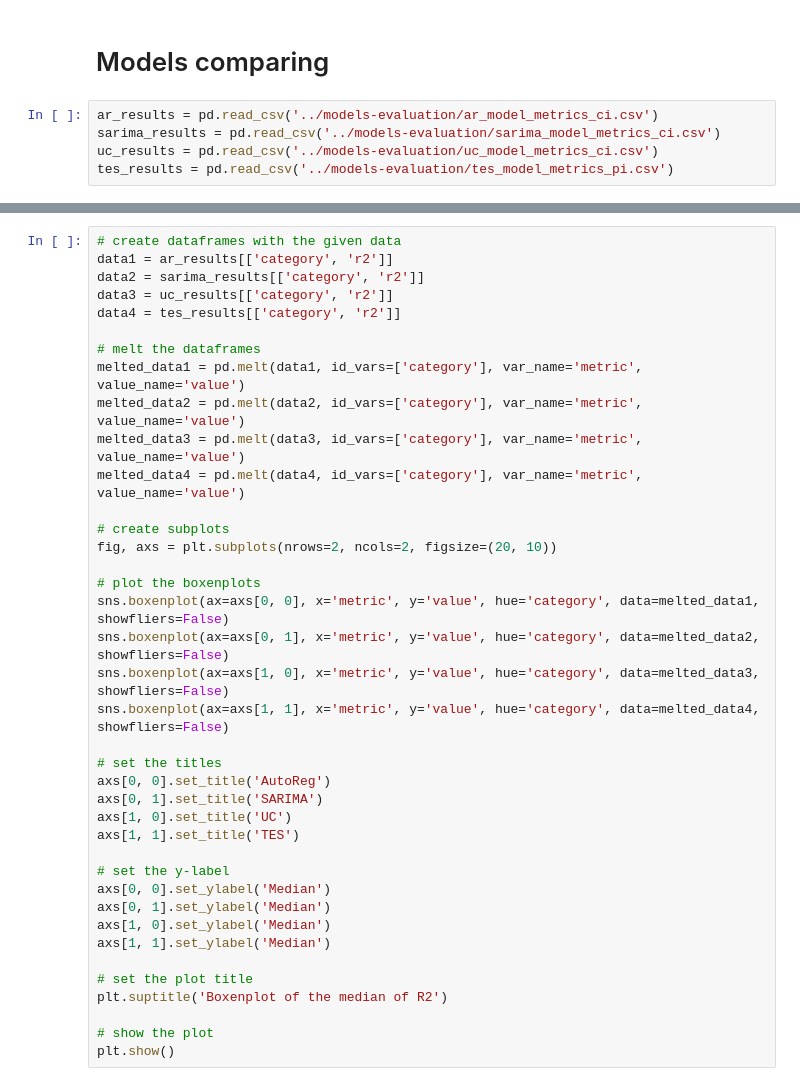
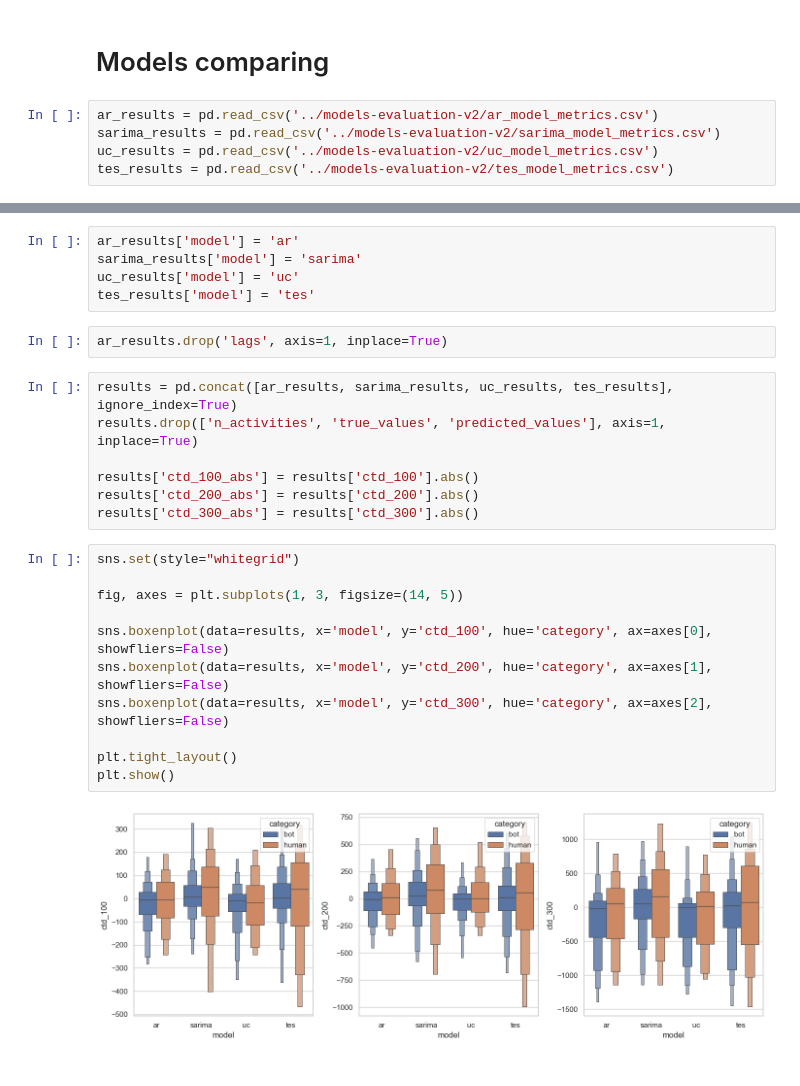
Before and after one commit to uhourri/GH-Bots-API, a Jupyter notebook: code/Models comparing using time sequences v2.ipynb, the cells around one changed output, grey strips where cells are left out. Saved outputs shown, nothing was run; the diff lists cells and outputs as text.

Commit message:
models comparing, activity types and repo clustering ..

```diff
--- a/code/Models comparing using time sequences v2.ipynb
+++ b/code/Models comparing using time sequences v2.ipynb
@@ -378,7 +413,7 @@ tes_results.to_csv('../models-evaluation/tes_model_metrics_pi.csv', index=False)
 # %% [markdown]
 # Models comparing
 # %%
-ar_results = pd.read_csv('../models-evaluation/ar_model_metrics_ci.csv')
-sarima_results = pd.read_csv('../models-evaluation/sarima_model_metrics_ci.csv')
-uc_results = pd.read_csv('../models-evaluation/uc_model_metrics_ci.csv')
-tes_results = pd.read_csv('../models-evaluation/tes_model_metrics_pi.csv')
+ar_results = pd.read_csv('../models-evaluation-v2/ar_model_metrics.csv')
+sarima_results = pd.read_csv('../models-evaluation-v2/sarima_model_metrics.csv')
+uc_results = pd.read_csv('../models-evaluation-v2/uc_model_metrics.csv')
+tes_results = pd.read_csv('../models-evaluation-v2/tes_model_metrics.csv')
@@ -463,39 +420,27 @@ plt.show()
-# %%
-# create dataframes with the given data
-data1 = ar_results[['category', 'r2']]
-data2 = sarima_results[['category', 'r2']]
-data3 = uc_results[['category', 'r2']]
-data4 = tes_results[['category', 'r2']]
-
-# melt the dataframes
-melted_data1 = pd.melt(data1, id_vars=['category'], var_name='metric', value_name='value')
-melted_data2 = pd.melt(data2, id_vars=['category'], var_name='metric', value_name='value')
-melted_data3 = pd.melt(data3, id_vars=['category'], var_name='metric', value_name='value')
-melted_data4 = pd.melt(data4, id_vars=['category'], var_name='metric', value_name='value')
-
-# create subplots
-fig, axs = plt.subplots(nrows=2, ncols=2, figsize=(20, 10))
-
-# plot the boxenplots
-sns.boxenplot(ax=axs[0, 0], x='metric', y='value', hue='category', data=melted_data1, showfliers=False)
-sns.boxenplot(ax=axs[0, 1], x='metric', y='value', hue='category', data=melted_data2, showfliers=False)
-sns.boxenplot(ax=axs[1, 0], x='metric', y='value', hue='category', data=melted_data3, showfliers=False)
-sns.boxenplot(ax=axs[1, 1], x='metric', y='value', hue='category', data=melted_data4, showfliers=False)
-
-# set the titles
-axs[0, 0].set_title('AutoReg')
-axs[0, 1].set_title('SARIMA')
-axs[1, 0].set_title('UC')
-axs[1, 1].set_title('TES')
-
-# set the y-label
-axs[0, 0].set_ylabel('Median')
-axs[0, 1].set_ylabel('Median')
-axs[1, 0].set_ylabel('Median')
-axs[1, 1].set_ylabel('Median')
-
-# set the plot title
-plt.suptitle('Boxenplot of the median of R2')
-
-# show the plot
-plt.show()
+# %%
+ar_results['model'] = 'ar'
+sarima_results['model'] = 'sarima'
+uc_results['model'] = 'uc'
+tes_results['model'] = 'tes'
+# %%
+ar_results.drop('lags', axis=1, inplace=True)
+# %%
+results = pd.concat([ar_results, sarima_results, uc_results, tes_results], ignore_index=True)
+results.drop(['n_activities', 'true_values', 'predicted_values'], axis=1, inplace=True)
+
+results['ctd_100_abs'] = results['ctd_100'].abs()
+results['ctd_200_abs'] = results['ctd_200'].abs()
+results['ctd_300_abs'] = results['ctd_300'].abs()
+# %%
+sns.set(style="whitegrid")
+
+fig, axes = plt.subplots(1, 3, figsize=(14, 5))
+
+sns.boxenplot(data=results, x='model', y='ctd_100', hue='category', ax=axes[0], showfliers=False)
+sns.boxenplot(data=results, x='model', y='ctd_200', hue='category', ax=axes[1], showfliers=False)
+sns.boxenplot(data=results, x='model', y='ctd_300', hue='category', ax=axes[2], showfliers=False)
+
+plt.tight_layout()
+plt.show()
+# %% [output]
+[figure, added]
```
Also changed, not shown: parts of 20 cells of this notebook, 4 other files.
